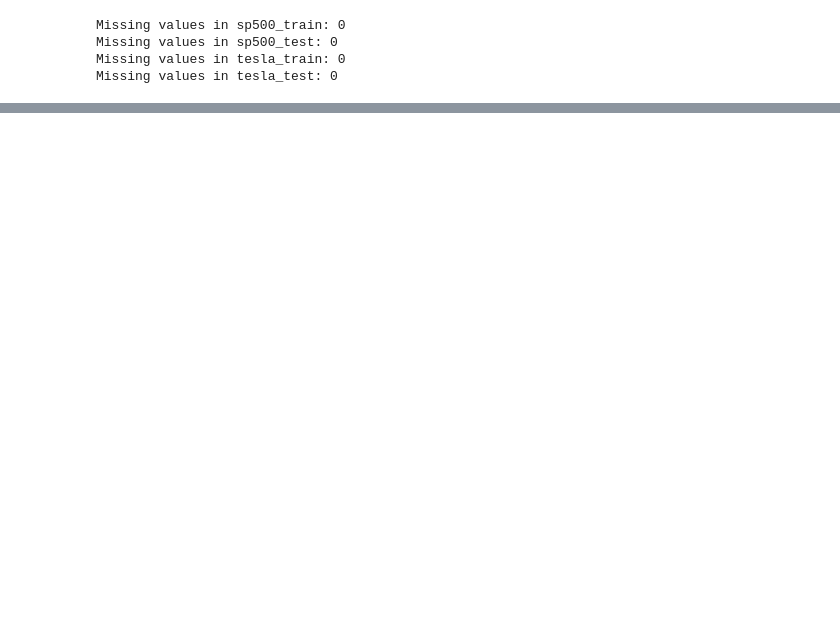
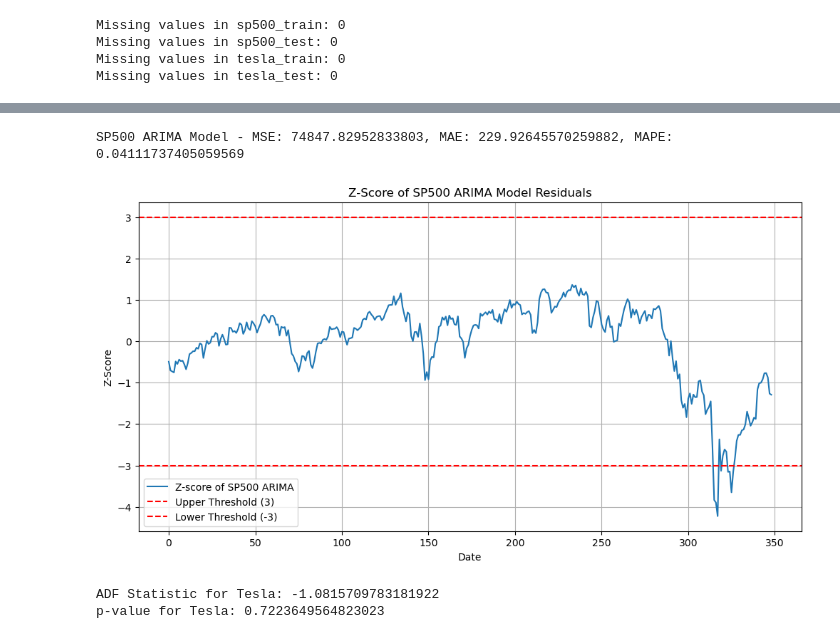
Before and after one commit to pe5kataa/LSTM---ARIMA---Prophet, a Jupyter notebook: 2.1_ARIMA.ipynb, the cells around one changed output, grey strips where cells are left out. Cells and saved outputs as stored; diff of their text form; code cells hidden in the pictures; blank space fills up the shorter version.

```diff
--- a/2.1_ARIMA.ipynb
+++ b/2.1_ARIMA.ipynb
@@ -190,0 +174,31 @@ Best ARIMA order for SP500: (8, 2, 0)
+# %%
+#MSE, MAE, MAPE and Z-Score for SP500 ARIMA model
+mse_sp500 = mean_squared_error(sp500_test['Close'], arima_pred_sp500)
+mae_sp500 = mean_absolute_error(sp500_test['Close'], arima_pred_sp500)
+mape_sp500 = mean_absolute_percentage_error(sp500_test['Close'], arima_pred_sp500)
+
+zscore_sp500 = zscore(sp500_test['Close'] - arima_pred_sp500)
+print(f"SP500 ARIMA Model - MSE: {mse_sp500}, MAE: {mae_sp500}, MAPE: {mape_sp500}")
+
+plt.figure(figsize=(12,6))
+plt.plot(zscore_sp500, label = 'Z-score of SP500 ARIMA')
+plt.axhline(y=3, color='r', linestyle='--', label='Upper Threshold (3)')
+plt.axhline(y=-3, color='r', linestyle='--', label='Lower Threshold (-3)')
+plt.title('Z-Score of SP500 ARIMA Model Residuals')
+plt.xlabel('Date')
+plt.ylabel('Z-Score')
+plt.legend()
+plt.grid(True)
+plt.show()
+# %% [output]
+SP500 ARIMA Model - MSE: 74847.82952833803, MAE: 229.92645570259882, MAPE: 0.04111737405059569
+[figure, added]
+# %%
+# Modeling ARIMA for Tesla
+#stationarity test for Tesla
+resulsts_tesla = adfuller(tesla_train['Close'])
+print('ADF Statistic for Tesla:', resulsts_tesla[0])
+print('p-value for Tesla:', resulsts_tesla[1])
+# %% [output]
+ADF Statistic for Tesla: -1.0815709783181922
+p-value for Tesla: 0.7223649564823023
```
Also changed, not shown: parts of 13 cells of this notebook.
